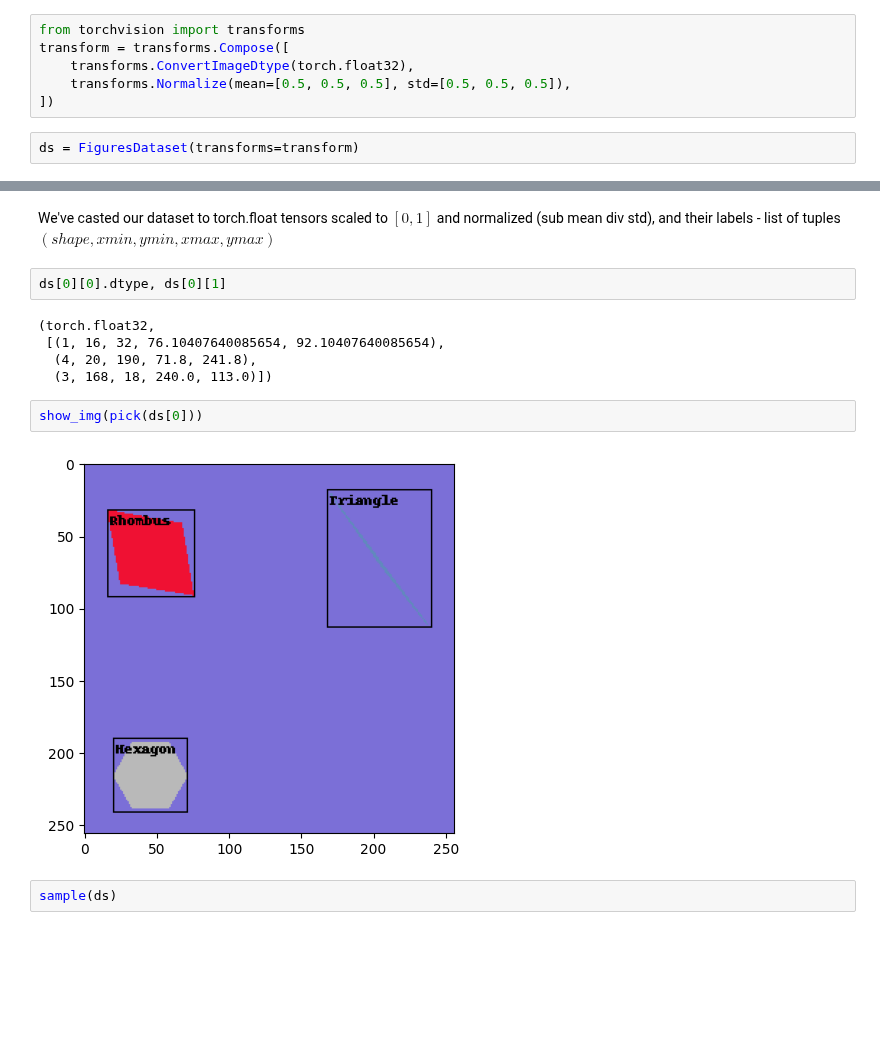
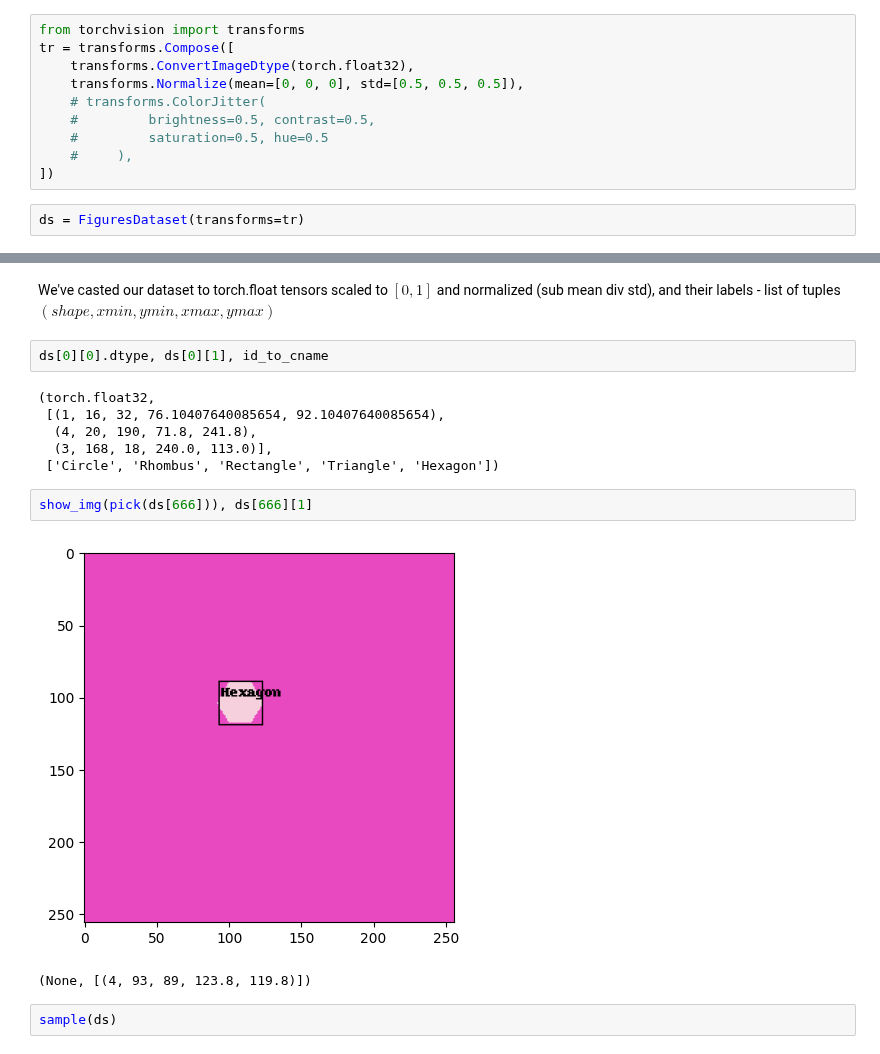
Before and after one commit to Axik0/YOLO3-figures, a Jupyter notebook: process.ipynb, the cells around one changed output, grey strips where cells are left out. Saved outputs shown, nothing was run; the diff lists cells and outputs as text; blank space fills up the shorter version.

```diff
--- a/process.ipynb
+++ b/process.ipynb
@@ -13,26 +16,32 @@ In fact we can't use typical augmentations (rotate, shift, crop) on those images
 # %%
 from torchvision import transforms
-transform = transforms.Compose([
+tr = transforms.Compose([
     transforms.ConvertImageDtype(torch.float32),
-    transforms.Normalize(mean=[0.5, 0.5, 0.5], std=[0.5, 0.5, 0.5]),
+    transforms.Normalize(mean=[0, 0, 0], std=[0.5, 0.5, 0.5]),
+    # transforms.ColorJitter(
+    #         brightness=0.5, contrast=0.5,
+    #         saturation=0.5, hue=0.5
+    #     ),
 ])
 # %%
-ds = FiguresDataset(transforms=transform)
+ds = FiguresDataset(transforms=tr)
 # %% [output]
 10000 images and their descriptions have been loaded successfully
 # %% [markdown]
 We've casted our dataset to torch.float tensors scaled to $[0,1]$ and normalized (sub mean div std), and their labels - list of tuples $(shape, xmin, ymin, xmax, ymax)$
 # %%
-ds[0][0].dtype, ds[0][1]
+ds[0][0].dtype, ds[0][1], id_to_cname
 # %% [output]
 (torch.float32,
  [(1, 16, 32, 76.10407640085654, 92.10407640085654),
   (4, 20, 190, 71.8, 241.8),
-  (3, 168, 18, 240.0, 113.0)])
+  (3, 168, 18, 240.0, 113.0)],
+ ['Circle', 'Rhombus', 'Rectangle', 'Triangle', 'Hexagon'])
 # %%
-show_img(pick(ds[0]))
+show_img(pick(ds[666])), ds[666][1]
 # %% [output]
-[figure, old version]
+[figure, new version]
+(None, [(4, 93, 89, 123.8, 119.8)])
 # %%
 sample(ds)
 # %% [output]
```
Also changed, not shown: parts of 7 cells of this notebook, 2 other files.
